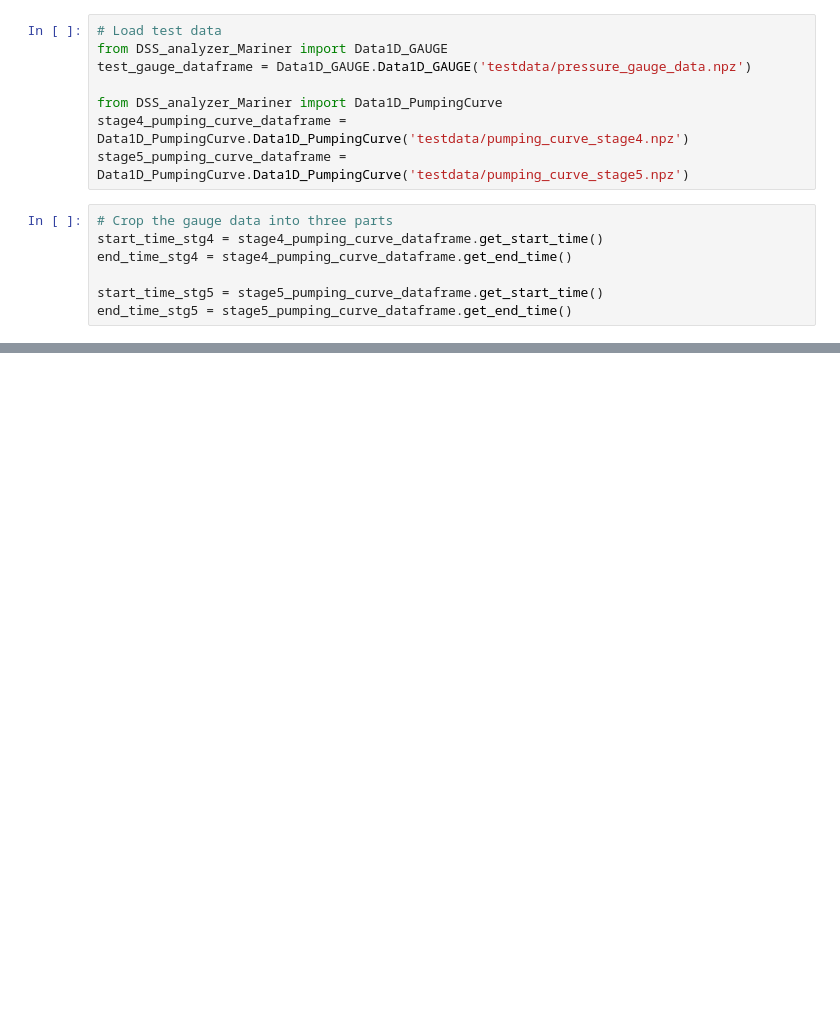
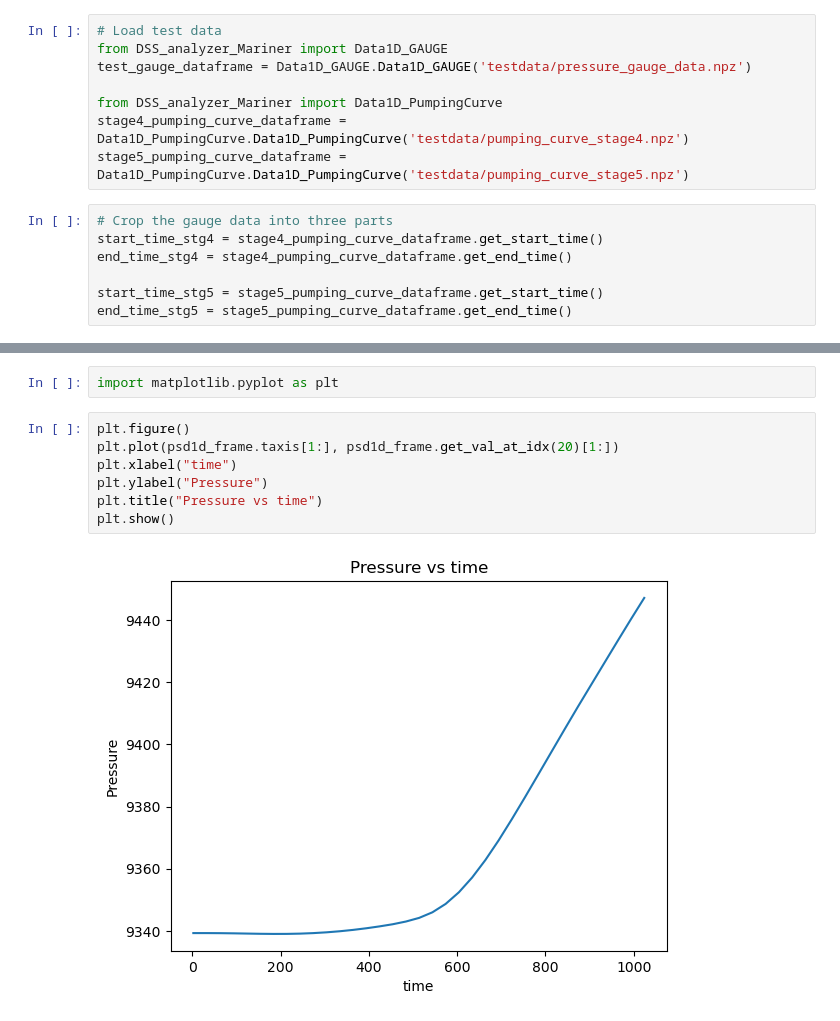
Before and after one commit to shenyaojin/pds, a Jupyter notebook: tester/tso_benchmark.ipynb, the cells around one changed output, grey strips where cells are left out. Saved outputs shown, nothing was run; the diff lists cells and outputs as text; blank space fills up the shorter version.

```diff
--- a/tester/tso_benchmark.ipynb
+++ b/tester/tso_benchmark.ipynb
@@ -64,0 +98,11 @@ Also, just a reminder: please make sure the data is cropped properly.
+# %%
+import matplotlib.pyplot as plt
+# %%
+plt.figure()
+plt.plot(psd1d_frame.taxis[1:], psd1d_frame.get_val_at_idx(20)[1:])
+plt.xlabel("time")
+plt.ylabel("Pressure")
+plt.title("Pressure vs time")
+plt.show()
+# %% [output]
+[figure, added]
```
Also changed, not shown: parts of 8 cells of this notebook, 4 other files.
